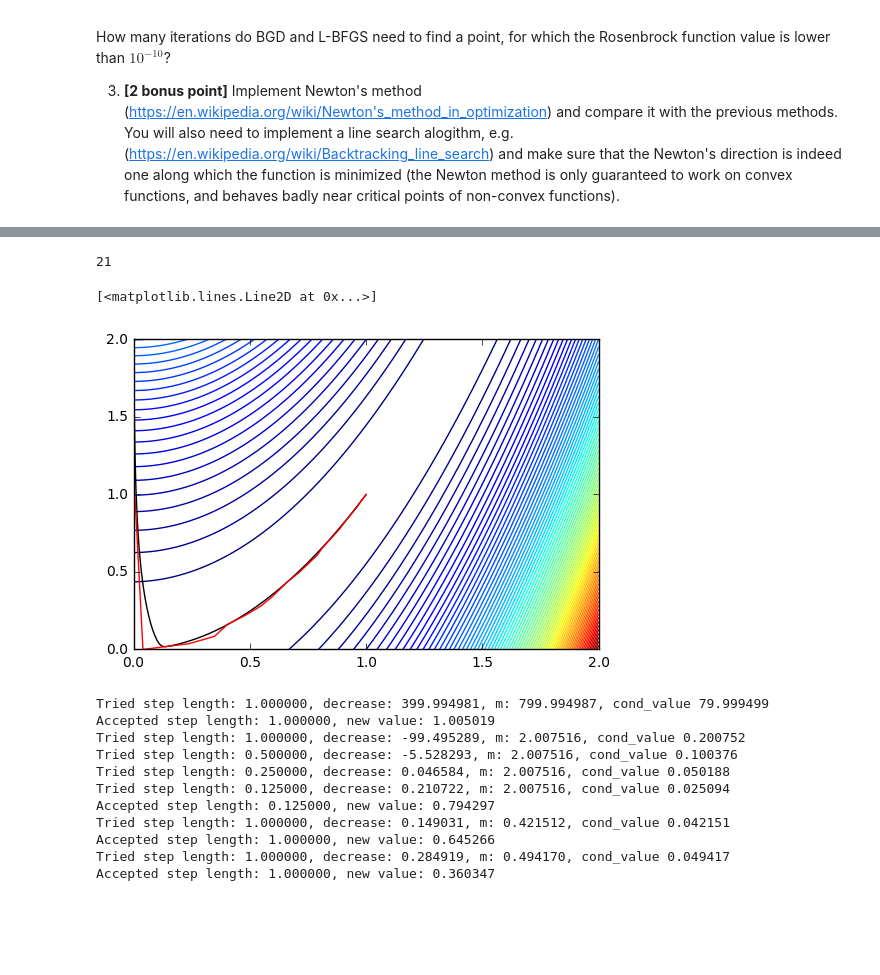
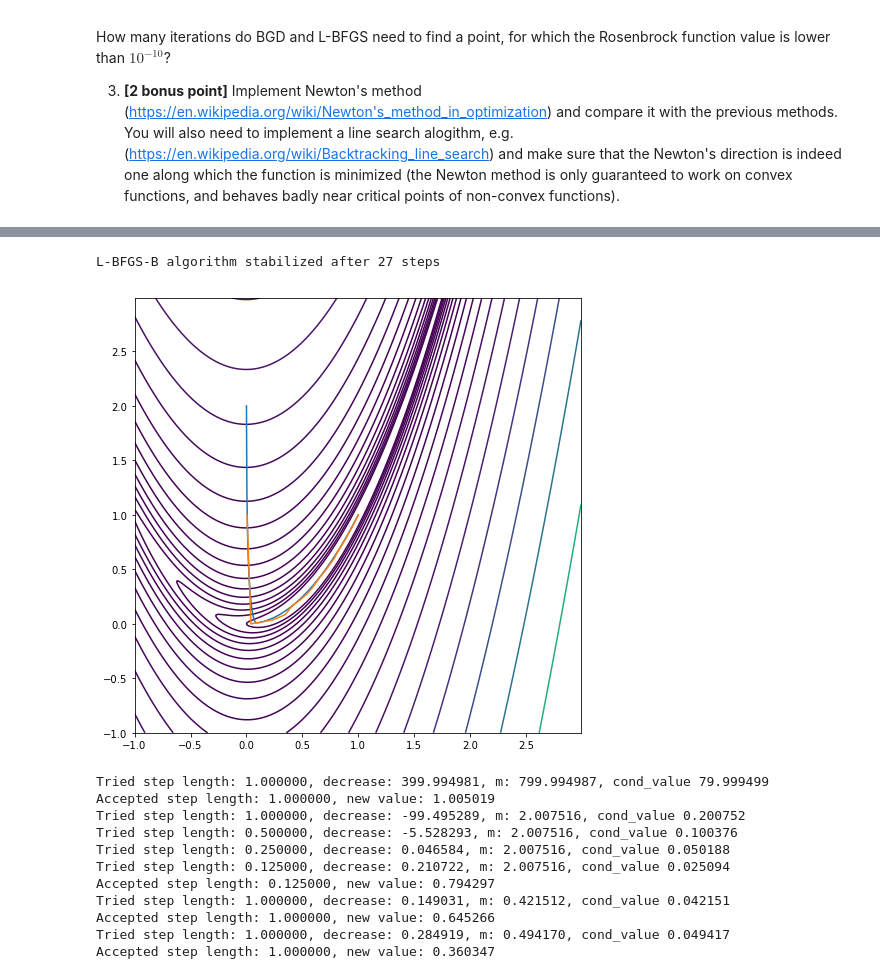
Before and after one commit to swistak35/nn_assignments, a Jupyter notebook: assignment3/Assignment3-mine.ipynb, the cells around one changed output, grey strips where cells are left out. Cells and saved outputs as stored; diff of their text form; code cells hidden in the pictures; blank space fills up the shorter version.

```diff
--- a/assignment3/Assignment3-mine.ipynb
+++ b/assignment3/Assignment3-mine.ipynb
@@ -339,12 +408,12 @@ def GD(f, Theta0, alpha, stop_tolerance=1e-10, max_steps=1000000):
         value, gradient = f(Theta)
         history.append([Theta, (value, gradient)])
 
-        if TODO < stop_tolerance:
+        if np.absolute(previous_value - value) < stop_tolerance:
             break
 
-        Theta = TODO
+        Theta = Theta - alpha * gradient
 
-        history.append([Theta, f(Theta)])
+        #history.append([Theta, f(Theta)])
         step += 1
 
     history.append([Theta, f(Theta)])
@@ -379,0 +454,27 @@ Found optimum at Shape: (2,)
+# %%
+#
+# Make a contour plot
+#
+# you may want to use functions: meshgrid, contour
+#
+
+pylab.rcParams['figure.figsize'] = (8, 8)
+
+delta = 0.01
+x = np.arange(-1.0, 3, delta)
+y = np.arange(-1.0, 3, delta)
+X, Y = np.meshgrid(x, y)
+
+Z = np.empty((y.shape[0], x.shape[0]))
+
+for yi, yv in enumerate(y):
+    for xi, xv in enumerate(x):
+        Z[yi][xi] = rosenbrock_v([xv, yv])
+
+
+plt.contour(X, Y, Z, levels = np.logspace(0., 4., 20))
+
+Xopt, Xhist = GD(rosenbrock, [0.,2.], alpha=2e-3, stop_tolerance=1e-10, max_steps=1e6)
+thetaHist = np.array([ r[0] for r in Xhist ])
+plt.scatter(thetaHist[:,0], thetaHist[:, 1])
+#plt.plot(thetaHist[:, 0], thetaHist[:, 1])
@@ -380,28 +484,34 @@ Found optimum at Shape: (2,)
 # %%
 #
 # Use scipy.optimize.fmin_l_bfgs_b
 # Again plot the path on the coutnour plot
 #
 # Hint: to save the points you can use the callback argument!
 #
 #
 
 import scipy.optimize as sopt
 lbfsg_hist = []
 def save_hist(x):
     lbfsg_hist.append(np.array(x))
 
 x_start = [0.,2.]
-lbfsgb_ret = sopt.fmin_l_bfgs_b(TODO, callback=save_hist)
+lbfsgb_ret = sopt.fmin_l_bfgs_b(rosenbrock, x_start, callback=save_hist)
+lbfsg_hist = np.array(lbfsg_hist)
 
 #
 # TODO: make a conour plot, show points considered by l_bfsgb algorithm and by gradient descent.
 # How many steps did l-bfgs take to optimize the Rosenbrock function?
 #
+
+plt.contour(X, Y, Z, levels = np.logspace(0., 4., 20))
+plt.plot(thetaHist[:, 0], thetaHist[:, 1])
+plt.plot(lbfsg_hist[:, 0], lbfsg_hist[:, 1])
+
+print ("L-BFGS-B algorithm stabilized after %d steps" % lbfsgb_ret[2]['funcalls'])
 # %% [output]
-21
+L-BFGS-B algorithm stabilized after 27 steps
-[<matplotlib.lines.Line2D at 0x...>]
-[figure, old version]
+[figure, new version]
 # %%
 # Newtod-Raphson Method
 
```
Also changed, not shown: parts of 13 cells of this notebook.
